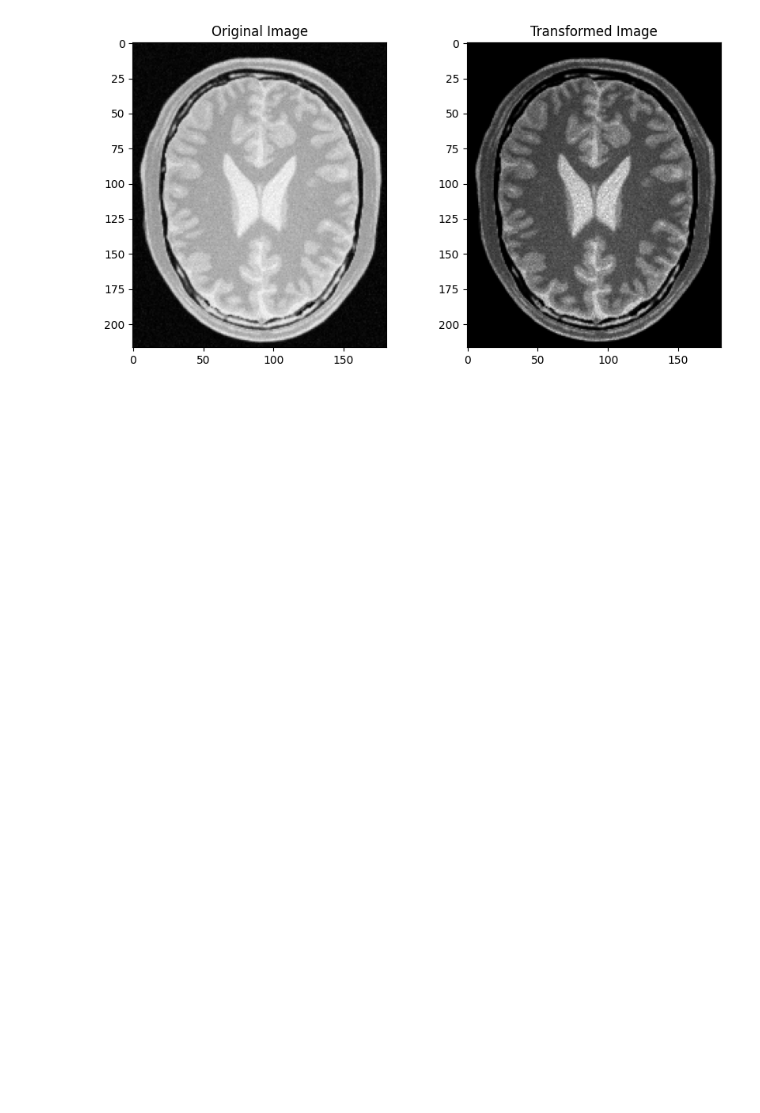
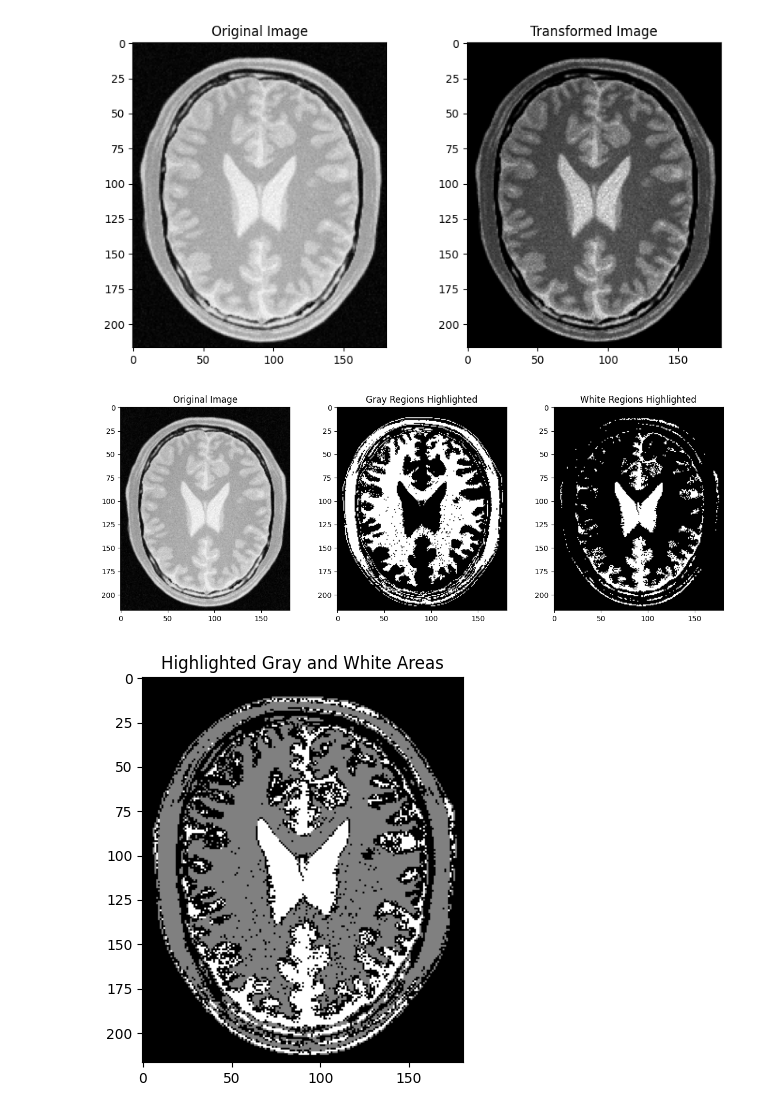
Before and after one commit to RPX2001/Assignment1_EN3160, a Jupyter notebook: 210451U_Assignment1.ipynb, the cells around one changed output. Drawn from its saved outputs; the diff is of its cells as text; code cells hidden in the pictures; blank space fills up the shorter version.

Commit message:
gray matter and white matter

```diff
--- a/210451U_Assignment1.ipynb
+++ b/210451U_Assignment1.ipynb
@@ -78,3 +78,39 @@ plt.show()
 # Identify the white matter and gray matter in the cell
 # %% [output]
 [figure]
+# %%
+# Highlight gray region (Intensity range: 100-180)
+gray_mask = cv.inRange(img, 100, 180)
+
+# Highlight white region (Intensity range: 200-255)
+white_mask = cv.inRange(img, 200, 255)
+
+# Create a highlighted image with different colors for gray and white
+highlighted_image = np.zeros_like(img)
+highlighted_image[gray_mask > 0] = 128  # Set gray regions to a lighter shade
+highlighted_image[white_mask > 0] = 255  # Set white regions to full intensity (white)
+
+plt.figure(figsize=(15,5))
+
+plt.subplot(1, 3, 1)
+plt.title('Original Image')
+plt.imshow(img, cmap='gray')
+
+plt.subplot(1, 3, 2)
+plt.title('Gray Regions Highlighted')
+plt.imshow(gray_mask, cmap='gray')
+
+plt.subplot(1, 3, 3)
+plt.title('White Regions Highlighted')
+plt.imshow(white_mask, cmap='gray')
+
+plt.show()
+
+# Combine both masks and display the highlighted image
+plt.figure(figsize=(10, 5))
+plt.title('Highlighted Gray and White Areas')
+plt.imshow(highlighted_image, cmap='gray')
+plt.show()
+# %% [output]
+[figure, added]
+[figure, added]
```
